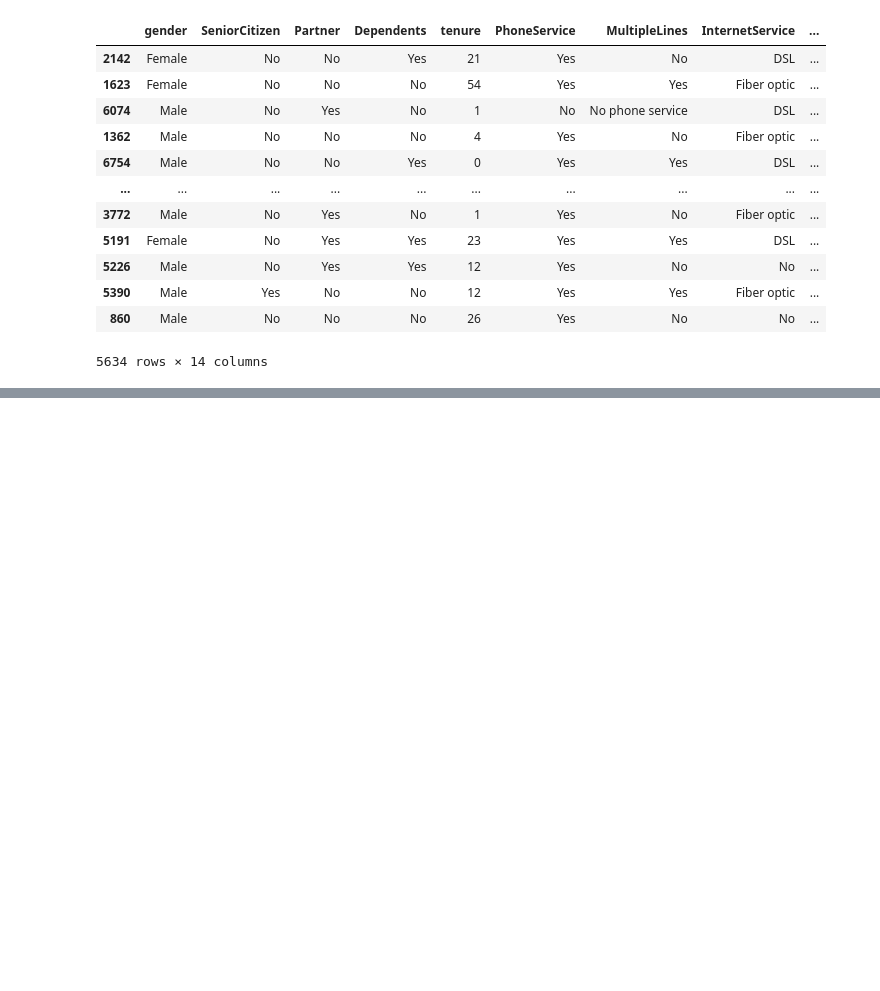
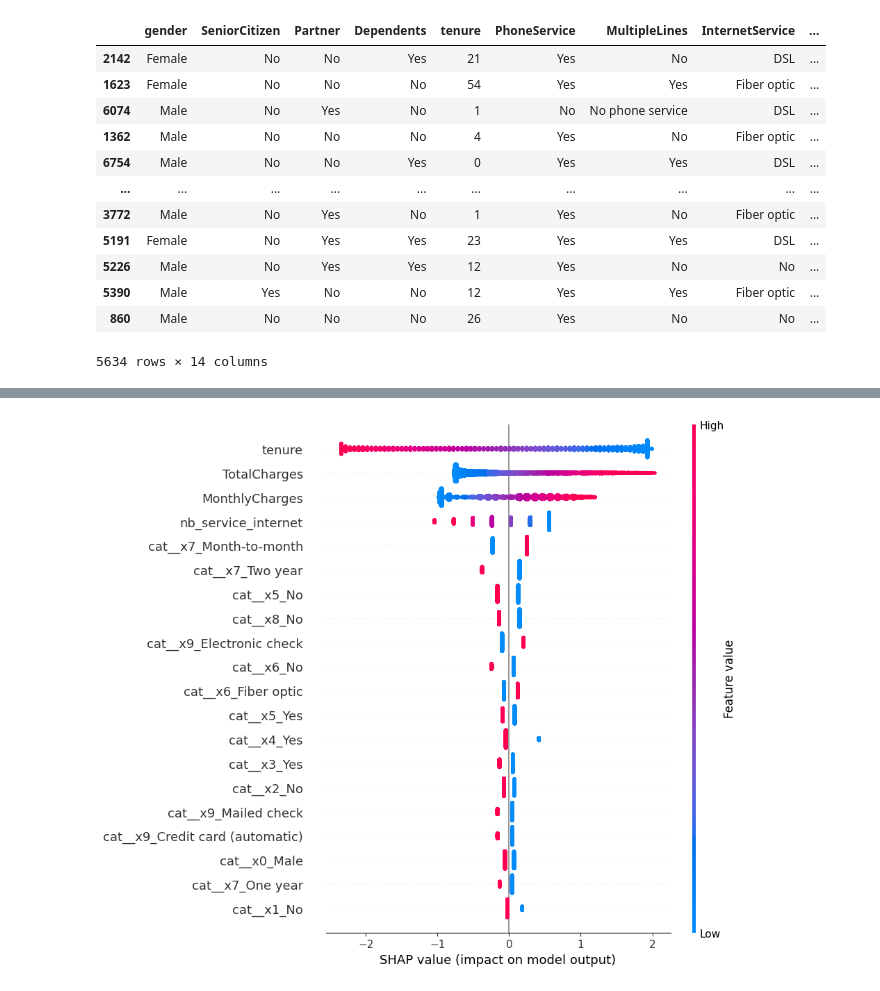
Before and after one commit to DonzerHD/classification_telco_churn, a Jupyter notebook: model.ipynb, the cells around one changed output, grey strips where cells are left out. Drawn from its saved outputs; the diff is of its cells as text; code cells hidden in the pictures; blank space fills up the shorter version.

Commit message:
ajout graphique

```diff
--- a/model.ipynb
+++ b/model.ipynb
@@ -45,6 +45,12 @@ Data columns (total 15 columns):
  14  nb_service_internet  7043 non-null   int64
 dtypes: float64(2), int64(2), object(11)
 memory usage: 825.5+ KB
+# %%
+import numpy as np
+
+# Convert y_train and y_test to numpy arrays
+y_train = np.array(y_train)
+y_test = np.array(y_test)
 # %%
 from sklearn.pipeline import Pipeline
 from sklearn.preprocessing import OneHotEncoder
@@ -69,7 +75,7 @@ numerical_features = [
 ]
 
 
-categorical_transformer = OneHotEncoder(sparse_output=True)
+categorical_transformer = OneHotEncoder()
 
 preprocessor = ColumnTransformer(
     transformers=[
@@ -84,5 +90,3 @@ pipe = Pipeline([
      ('preprocessor', preprocessor),
      ('log_reg', log_reg)
 ])
-
-pipe
@@ -135,0 +141,11 @@ The feature_perturbation option is now deprecated in favor of using the appropri
+# %%
+import shap
+
+
+# Calculate SHAP values and show the most important features for a logistic regression model and a dataset
+explainer = shap.LinearExplainer(pipe.named_steps['log_reg'], pipe.named_steps['preprocessor'].fit_transform(X_train))
+shap_values = explainer.shap_values(pipe.named_steps['preprocessor'].fit_transform(X_train))
+
+shap.summary_plot(shap_values, pipe.named_steps['preprocessor'].fit_transform(X_train), plot_type="dot", feature_names=pipe.named_steps['preprocessor'].get_feature_names())
+# %% [output]
+[figure, added]
```
Also changed, not shown: parts of 7 cells of this notebook, 1 other file.
